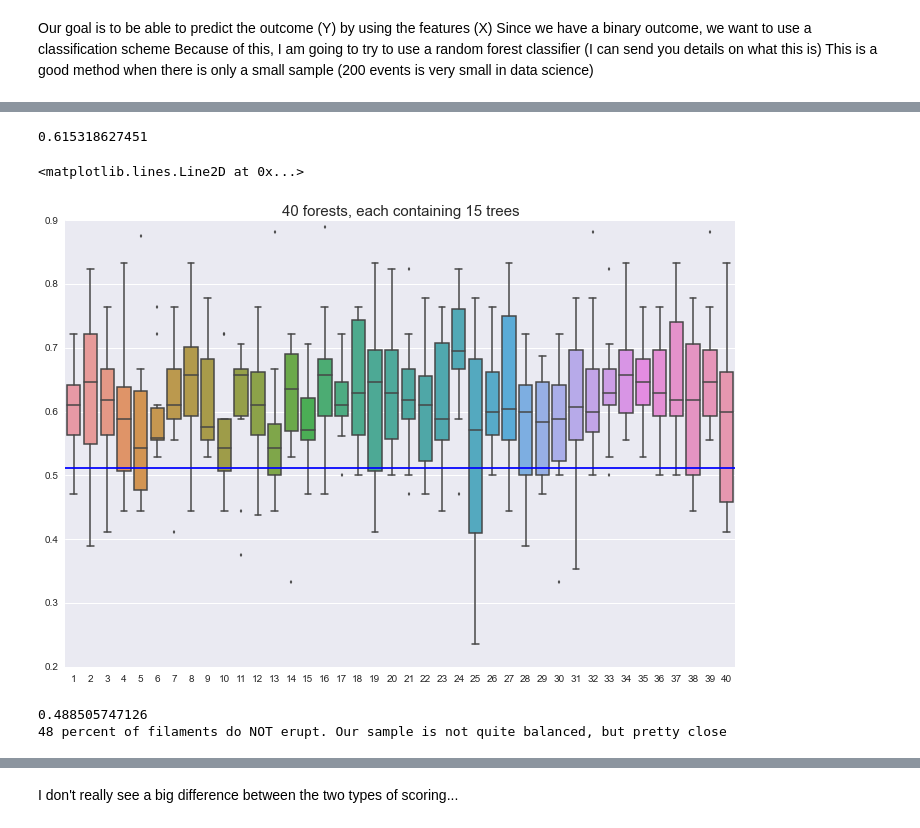
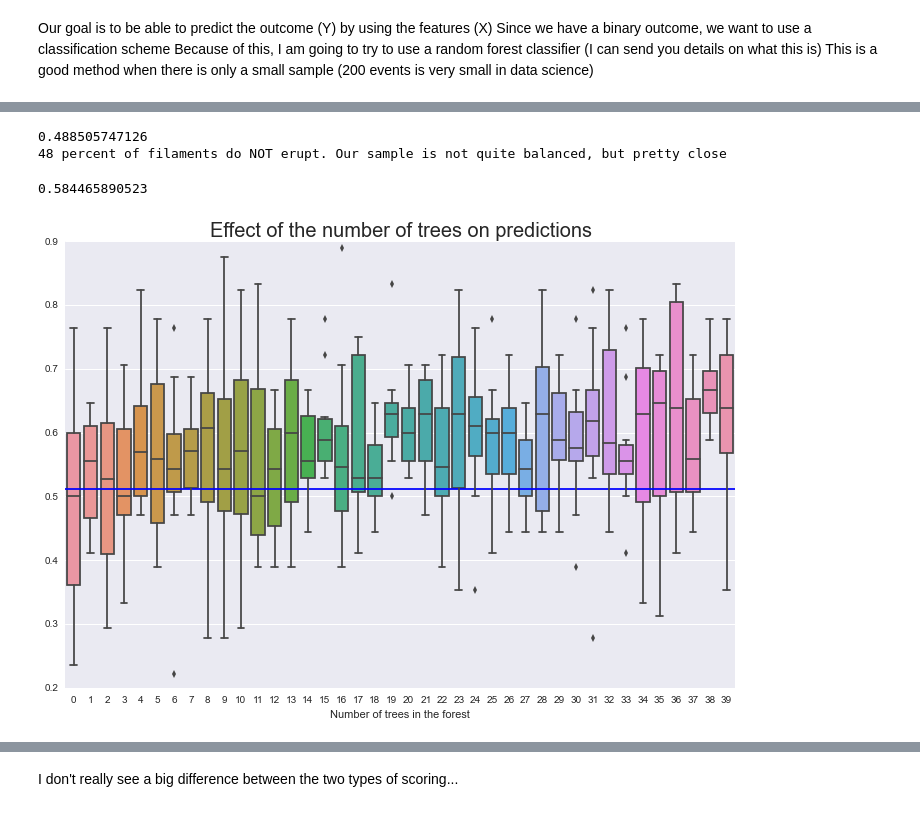
Before and after one commit to Nschanche/Filament_tracking, a Jupyter notebook: Filament_statistics.ipynb, the cells around one changed output, grey strips where cells are left out. Saved outputs shown, nothing was run; the diff lists cells and outputs as text; code cells hidden in the pictures.

```diff
--- a/Filament_statistics.ipynb
+++ b/Filament_statistics.ipynb
@@ -49,2 +55,16 @@ erupting.head()
 # %% [markdown]
 # Running various K-S tests to see which parameters may be good to test
+# %%
+p_values = []
+items = []
+for item in erupting.keys():
+    eruption = erupting[item].tolist()
+    neruption = non_erupting[item].tolist()
+    ksscore = stats.ks_2samp(eruption, neruption)
+    items.append(item)
+    p_values.append(ksscore[1])
+    print item
+    #p_values.append(ksscore[1])
+print p_values
+test = pd.Series(p_values, index=items)
+test.head
@@ -229,18 +239,3 @@ for i in n_trees:
-# %%
-#How good at prediction is my tree? (I ran 40 different test, so each bar is one test).
-print np.mean(scores)
-from matplotlib import pyplot as plt
-
-plt.figure(figsize=(12,8))
-plt.title('40 forests, each containing 15 trees', fontsize=15)
-sns.boxplot(scores)
-plt.axhline(y=1-avg)
-#sns.boxplot(data=scores)
-#Note: This is before correcting for the unbalanced sample size.
-# %% [output]
-0.615318627451
-<matplotlib.lines.Line2D at 0x...>
-[figure, removed]
 # %%
 ## your code here
 non_erupt = 0.
@@ -255,0 +265,17 @@ print '%d percent of filaments do NOT erupt. Our sample is not quite balanced, b
+# %%
+#How good at prediction is my tree? (I ran 40 different tests, so each bar is one test).
+print np.mean(scores)
+from matplotlib import pyplot as plt
+
+plt.figure(figsize=(12,8))
+plt.title('Effect of the number of trees on predictions', fontsize=20)
+plt.xlabel('Number of trees in the forest')
+plt.axhline(y=1-avg)
+sns.boxplot(data=scores_range)
+plt.savefig('/Users/nschanch/Desktop/REU_2015/ipython_figures/forests_with_1_to_40_trees.png')
+#sns.boxplot(scores) #NOTE: Use this line if you have the older version of seaborn!!
+#plt.savefig("/home/nschanch/Downloads/test_img.png")
+#Note: This is before correcting for the unbalanced sample size.
+# %% [output]
+0.584465890523
+[figure, added]
```
Also changed, not shown: parts of 39 cells of this notebook, 4 other files.
